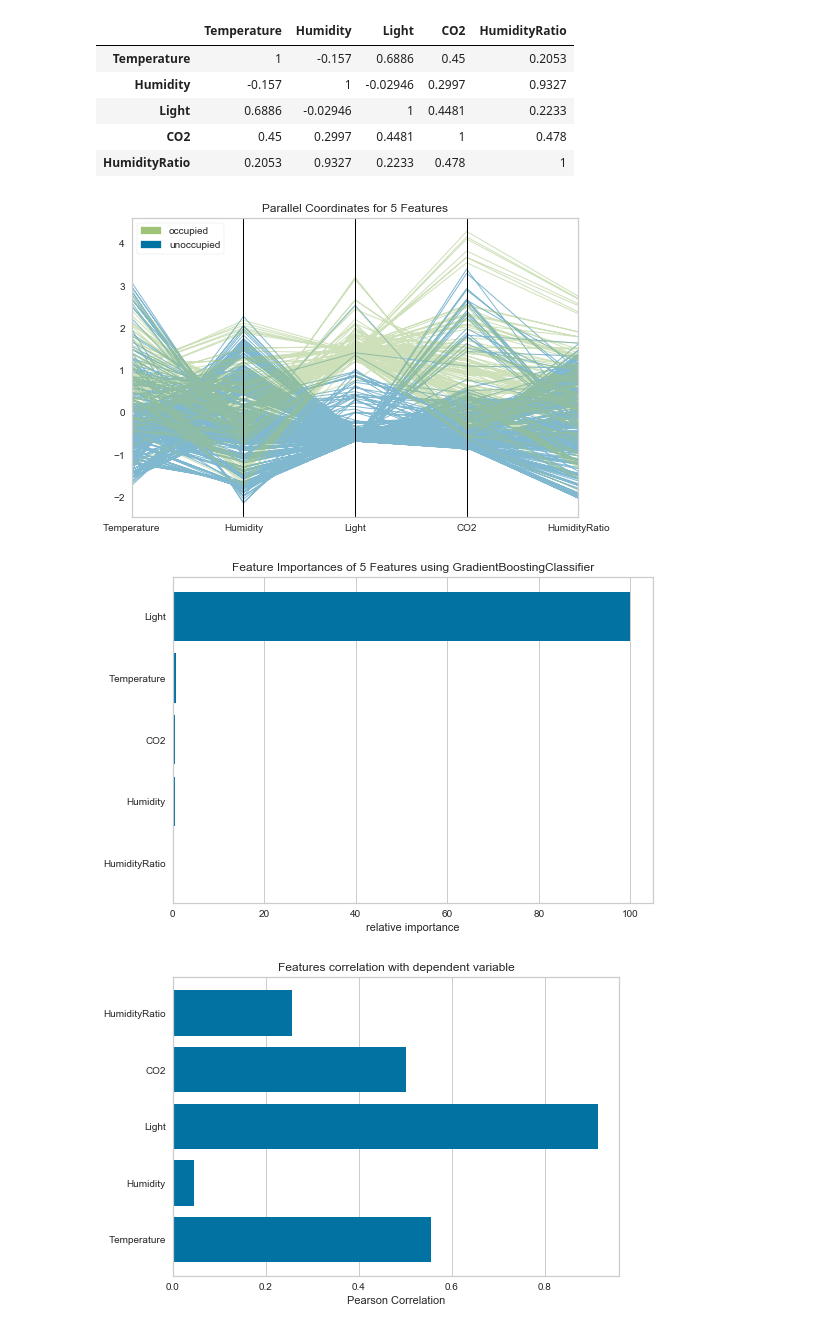
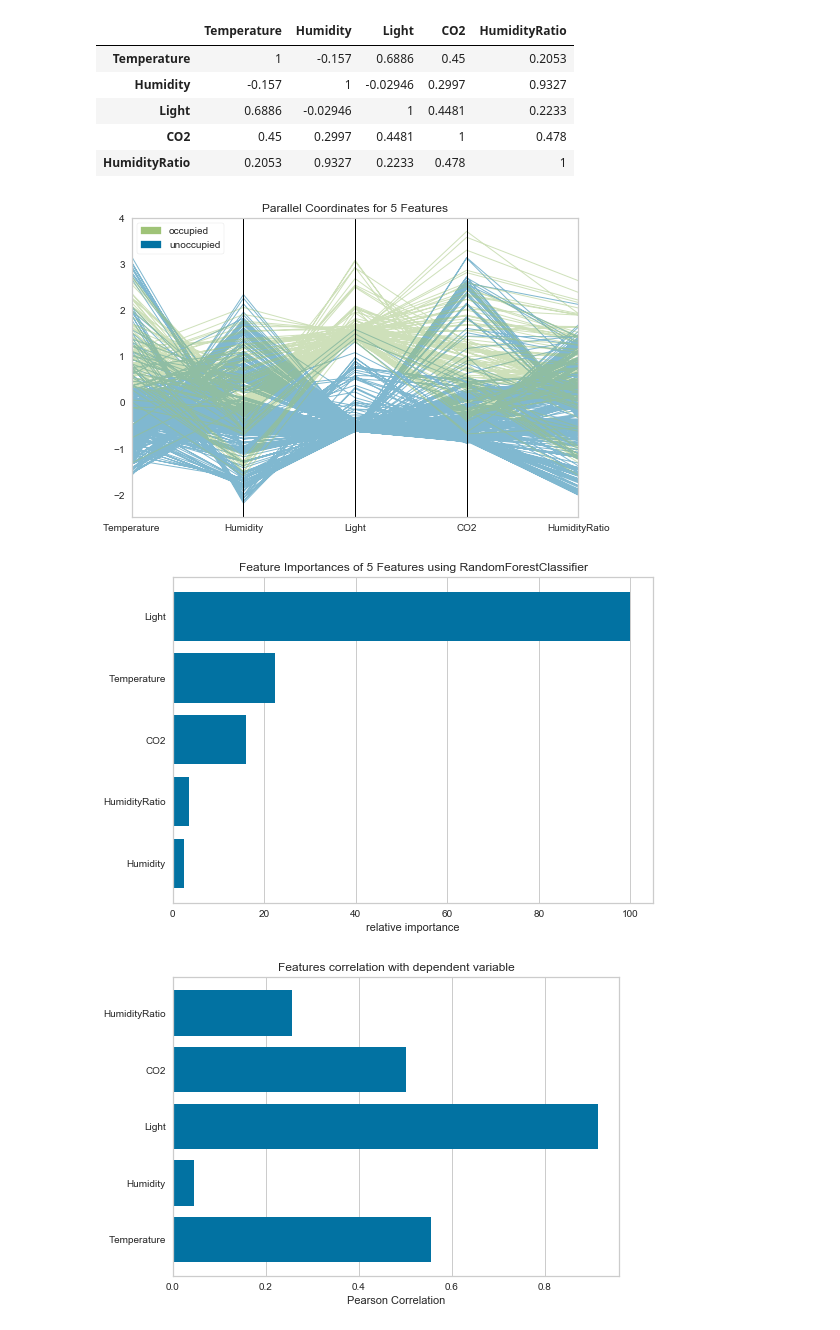
Before and after one commit to dshlai/room_occupancy_prediction, a Jupyter notebook: occupancy_prediction_eda.ipynb, the cells around one changed output. Saved outputs shown, nothing was run; the diff lists cells and outputs as text; code cells hidden in the pictures.

Commit message:
* Change classifier for feature importance to RandomForest * Add standardization to EDA

```diff
--- a/occupancy_prediction_eda.ipynb
+++ b/occupancy_prediction_eda.ipynb
@@ -29,20 +31,27 @@ False
 False
 False
 # %%
+
 
 # Concat train, test and test2 data together, since we want to visualized EDA
 total = pd.concat([train_data, test_data], axis=0)
 total = pd.concat([total, test2_data], axis=0)
 
+cols = total.columns.drop('date').drop('Occupancy')
+
 # Resample sensor data for each day with mean, and count daily occupancy instances using sum
 daily_mean_total = total.resample('1H', on='date').mean().reset_index()
 daily_count_occu_total = total.resample('1H', on='date').sum().reset_index()['Occupancy']
 
-# Transform data for easier visualization
-daily_mean_total['Occupancy'] = daily_count_occu_total
-daily_mean_total['Light'] = daily_mean_total['Light'] / 15
-daily_mean_total['CO2'] = daily_mean_total['CO2'] / 20
-daily_mean_total['HumidityRatio'] = daily_mean_total['HumidityRatio'] * 10000
+daily_mean_date = daily_mean_total[['date', 'Occupancy']]
 
-daily_mean_total.head()
+scaler = StandardScaler()
+
+total_std = scaler.fit_transform(total[cols])
+total_std = pd.DataFrame(total_std, columns=cols)
+
+daily_total_std = scaler.fit_transform(daily_mean_total[cols])
+daily_mean_total_std = pd.DataFrame(daily_total_std, columns=cols)
+daily_mean_total_std = pd.concat([daily_mean_date, daily_mean_total_std], axis=1)
+daily_mean_total_std.head()
 # %% [output]
@@ -69,36 +79,36 @@ corr.style.background_gradient(cmap='coolwarm').set_precision(4)
 # %%
 from yellowbrick.features import ParallelCoordinates
 
-X, y = total_no_labels.drop('date', axis=1), total['Occupancy']
+X, y = total_std, total['Occupancy']
 
 features = X.columns
 classes = ["unoccupied", "occupied"]
 
 # Instantiate the visualizer
 visualizer = ParallelCoordinates(
-    classes=classes, features=features, fast=True, normalize='standard', sample=0.025, shuffle=True)
+    classes=classes, features=features, fast=True, sample=0.025, shuffle=True)
 
 # Fit and transform the data to the visualizer
 visualizer.fit_transform(X, y)
 
 # Finalize the title and axes then display the visualization
 visualizer.poof()
 # %% [output]
-[figure, old version]
+[figure, new version]
 # %%
 # Visualize Feature Importance
-from sklearn.ensemble import GradientBoostingClassifier
+from sklearn.ensemble import RandomForestClassifier
 from yellowbrick.features.importances import FeatureImportances
 
 # Create a new matplotlib figure
 fig = plt.figure()
 ax = fig.add_subplot()
 
-viz = FeatureImportances(GradientBoostingClassifier(), ax=ax)
+viz = FeatureImportances(RandomForestClassifier(n_estimators=1500, n_jobs=-1), ax=ax)
 viz.fit(X, y)
 viz.poof()
 # %% [output]
-[figure, old version]
+[figure, new version]
 # %%
 from yellowbrick.target import FeatureCorrelation
 
```
Also changed, not shown: parts of 5 cells of this notebook.
